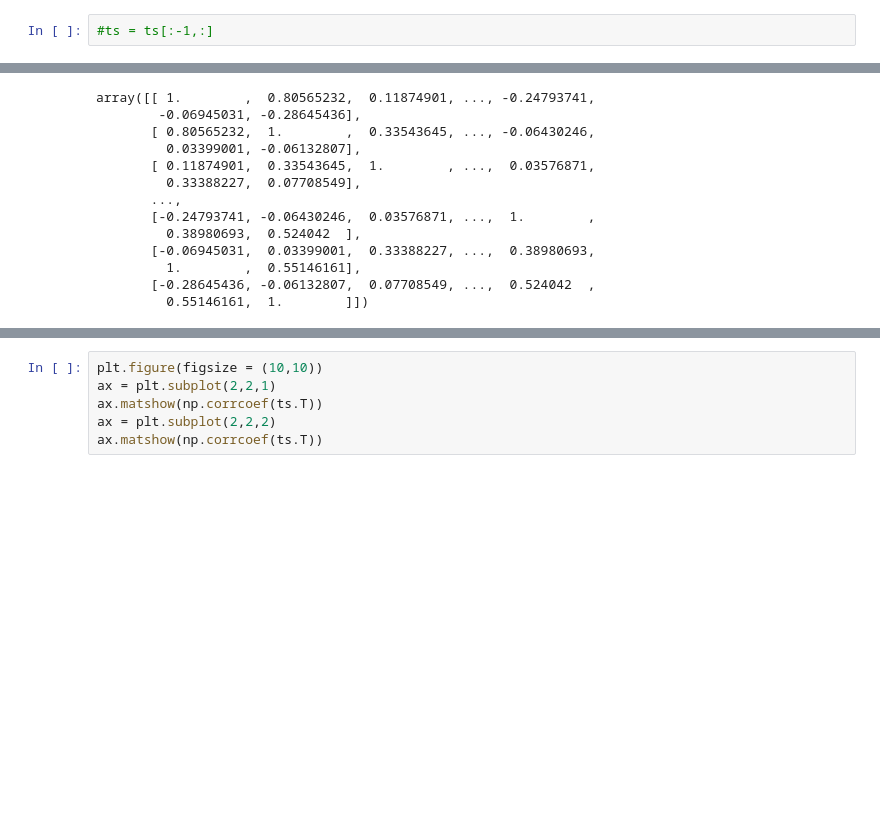
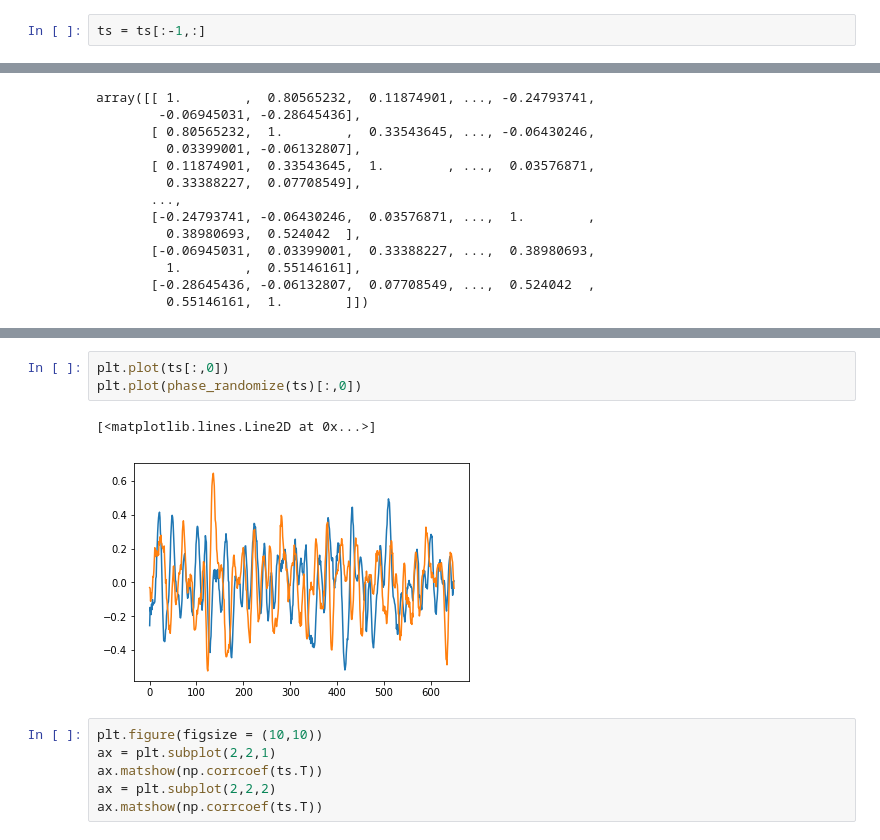
Before and after one commit to majdabd/ADBN, a Jupyter notebook: Phase_randomization_test.ipynb, the cells around one changed output, grey strips where cells are left out. Cells and saved outputs as stored; diff of their text form; blank space fills up the shorter version.

```diff
--- a/Phase_randomization_test.ipynb
+++ b/Phase_randomization_test.ipynb
@@ -90,7 +90,7 @@ ts.shape
 # %% [output]
 (652, 93)
 # %%
-#ts = ts[:-1,:]
+ts = ts[:-1,:]
 # %%
 ts.shape
 # %% [output]
@@ -170,6 +181,12 @@ array([[ 1.        ,  0.80565232,  0.11874901, ..., -0.24793741,
          1.        ,  0.55146161],
        [-0.28645436, -0.06132807,  0.07708549, ...,  0.524042  ,
          0.55146161,  1.        ]])
+# %%
+plt.plot(ts[:,0])
+plt.plot(phase_randomize(ts)[:,0])
+# %% [output]
+[<matplotlib.lines.Line2D at 0x...>]
+[figure, added]
 # %%
 plt.figure(figsize = (10,10))
 ax = plt.subplot(2,2,1)
```
Also changed, not shown: parts of 12 cells of this notebook.
